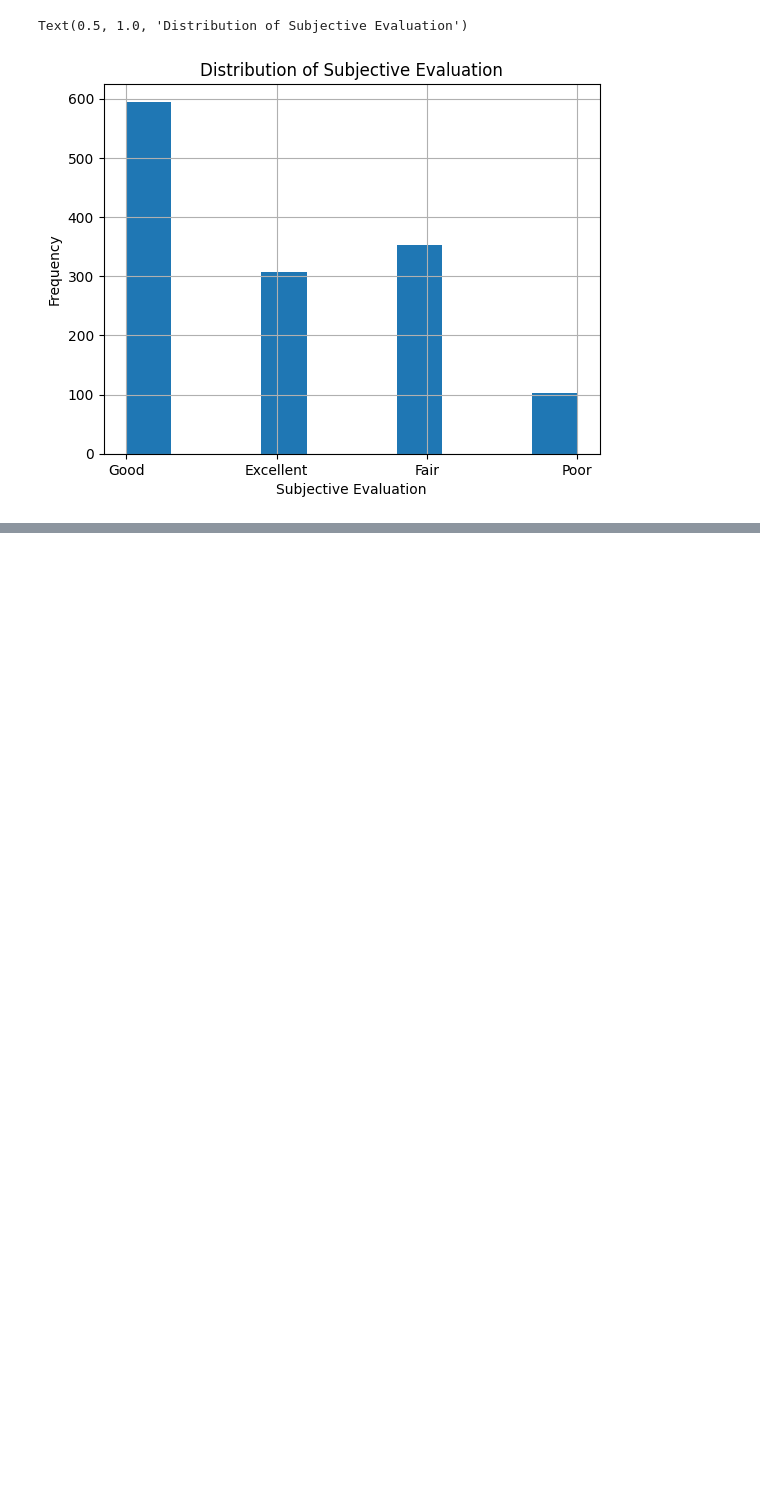
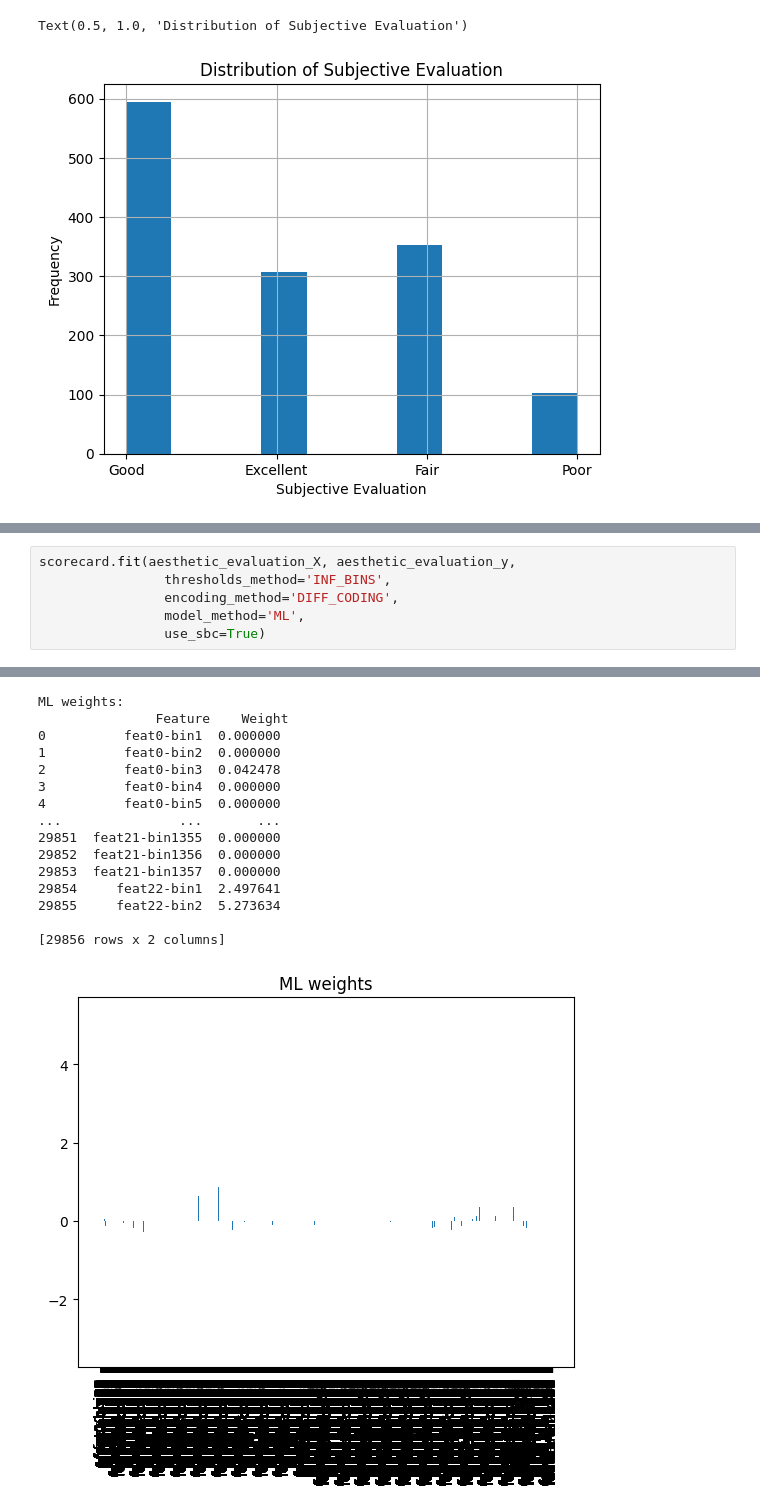
Before and after one commit to mafits/opt-ordinal-scorecards, a Jupyter notebook: test_ordinal.ipynb, the cells around one changed output, grey strips where cells are left out. Cells and saved outputs as stored; diff of their text form; blank space fills up the shorter version.

```diff
--- a/test_ordinal.ipynb
+++ b/test_ordinal.ipynb
@@ -65,0 +229,7 @@ ValueError: object of too small depth for desired array
+# %%
+scorecard.fit(aesthetic_evaluation_X, aesthetic_evaluation_y,
+                thresholds_method='INF_BINS',
+                encoding_method='DIFF_CODING',
+                model_method='ML',
+                use_sbc=True)
+# %% [output]
@@ -65,0 +253,16 @@ ValueError: object of too small depth for desired array
+ML weights:
+               Feature    Weight
+0          feat0-bin1  0.000000
+1          feat0-bin2  0.000000
+2          feat0-bin3  0.042478
+3          feat0-bin4  0.000000
+4          feat0-bin5  0.000000
+...               ...       ...
+29851  feat21-bin1355  0.000000
+29852  feat21-bin1356  0.000000
+29853  feat21-bin1357  0.000000
+29854     feat22-bin1  2.497641
+29855     feat22-bin2  5.273634
+
+[29856 rows x 2 columns]
+[figure, added]
```
Also changed, not shown: parts of 4 cells of this notebook, 1 other file.
